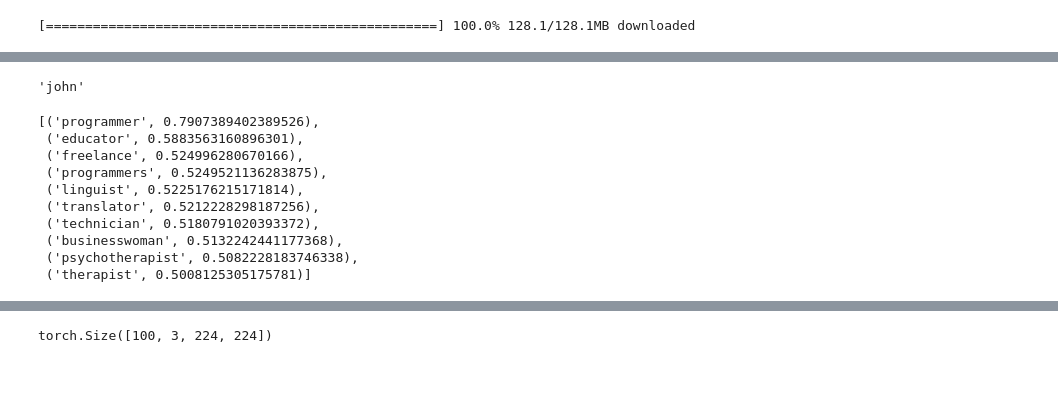
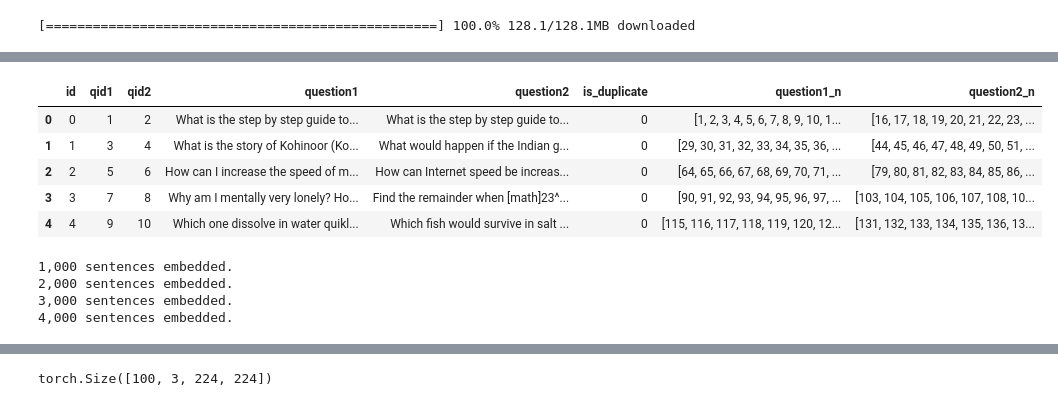
Before and after one commit to kennethac/ASL-Translator, a Jupyter notebook: GeneralConference/GeneralConferenceSiameseLSTM.ipynb, the cells around one changed output, grey strips where cells are left out. Drawn from its saved outputs; the diff is of its cells as text; code cells hidden in the pictures; blank space fills up the shorter version.

Commit message:
Running a training loop.

```diff
--- a/GeneralConference/GeneralConferenceSiameseLSTM.ipynb
+++ b/GeneralConference/GeneralConferenceSiameseLSTM.ipynb
@@ -36,5 +38,6 @@ Downloading train.csv.zip to /content
 # %%
 # root directory has a structure like "year/month/talk/[video|text]"
-root_dir = "/content/gc"
+train_file = "/content/train.csv"
+test_file = "/content/test.csv"
 # %%
 !pip3 install torch
@@ -124,23 +127,21 @@ array([ 0.94643 ,  0.57918 , -0.49103 , -0.20652 ,  0.37339 ,  0.72459 ,
-# %%
-model_glove_wikipedia.doesnt_match(['john','ben','jordan'])
-# %% [output]
-'john'
-# %%
-woman = model_glove_wikipedia['woman']
-queen = model_glove_wikipedia['queen']
-man = model_glove_wikipedia['man']
-prgm = model_glove_wikipedia['programmer']
-
-result = prgm - man + woman
-model_glove_wikipedia.similar_by_vector(result)
-# %% [output]
-[('programmer', 0.7907389402389526),
- ('educator', 0.5883563160896301),
- ('freelance', 0.524996280670166),
- ('programmers', 0.5249521136283875),
- ('linguist', 0.5225176215171814),
- ('translator', 0.5212228298187256),
- ('technician', 0.5180791020393372),
- ('businesswoman', 0.5132242441177368),
- ('psychotherapist', 0.5082228183746338),
- ('therapist', 0.5008125305175781)]
+# %%
+train_df = pd.read_csv(train_file)
+for q in ['question1', 'question2']:
+    train_df[q + '_n'] = train_df[q]
+
+# Make GloVE embeddings
+embedding_dim = 100
+max_seq_length = 1000
+
+tokenizer = spacy.load('en').tokenizer
+# %%
+train_df.dropna(inplace=True)
+# %%
+train_df.head()
+# %% [output]
+|  | id | qid1 | qid2 | question1 | question2 | is_duplicate | question1_n | question2_n |
+| 0 | 0 | 1 | 2 | What is the step by step guide to... | What is the step by step guide to... | 0 | [1, 2, 3, 4, 5, 6, 7, 8, 9, 10, 1... | [16, 17, 18, 19, 20, 21, 22, 23, ... |
+| 1 | 1 | 3 | 4 | What is the story of Kohinoor (Ko... | What would happen if the Indian g... | 0 | [29, 30, 31, 32, 33, 34, 35, 36, ... | [44, 45, 46, 47, 48, 49, 50, 51, ... |
+| 2 | 2 | 5 | 6 | How can I increase the speed of m... | How can Internet speed be increas... | 0 | [64, 65, 66, 67, 68, 69, 70, 71, ... | [79, 80, 81, 82, 83, 84, 85, 86, ... |
+| 3 | 3 | 7 | 8 | Why am I mentally very lonely? Ho... | Find the remainder when [math]23^... | 0 | [90, 91, 92, 93, 94, 95, 96, 97, ... | [103, 104, 105, 106, 107, 108, 10... |
+| 4 | 4 | 9 | 10 | Which one dissolve in water quikl... | Which fish would survive in salt ... | 0 | [115, 116, 117, 118, 119, 120, 12... | [131, 132, 133, 134, 135, 136, 13... |
@@ -147,2 +185,9 @@ model_glove_wikipedia.similar_by_vector(result)
+# %%
+train_df, embeddings = make_glove_embeddings(train_df[:5000])
+# %% [output]
+1,000 sentences embedded.
+2,000 sentences embedded.
+3,000 sentences embedded.
+4,000 sentences embedded.
 # %%
 embedding_length = len(model_glove_wikipedia["jesus"])
```
Also changed, not shown: parts of 38 cells of this notebook.
